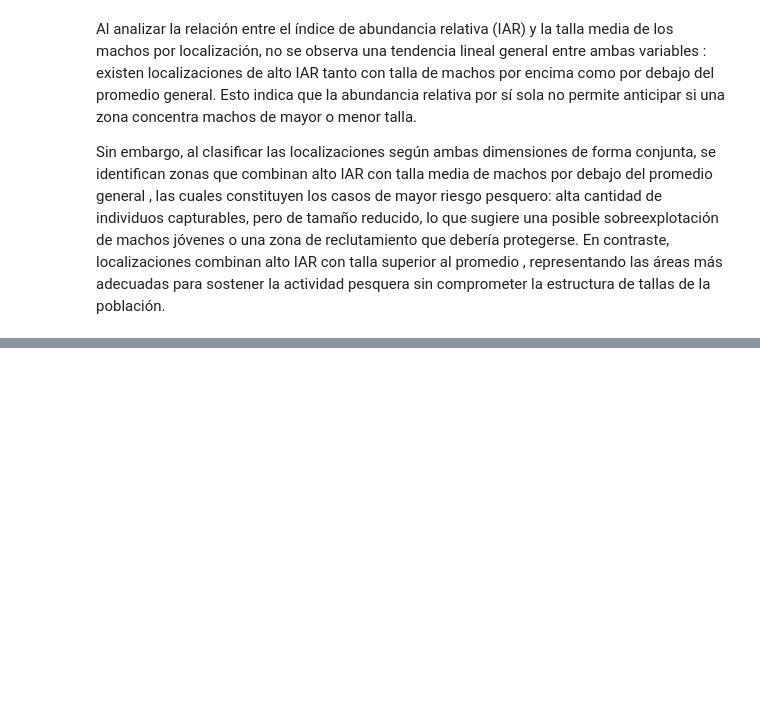
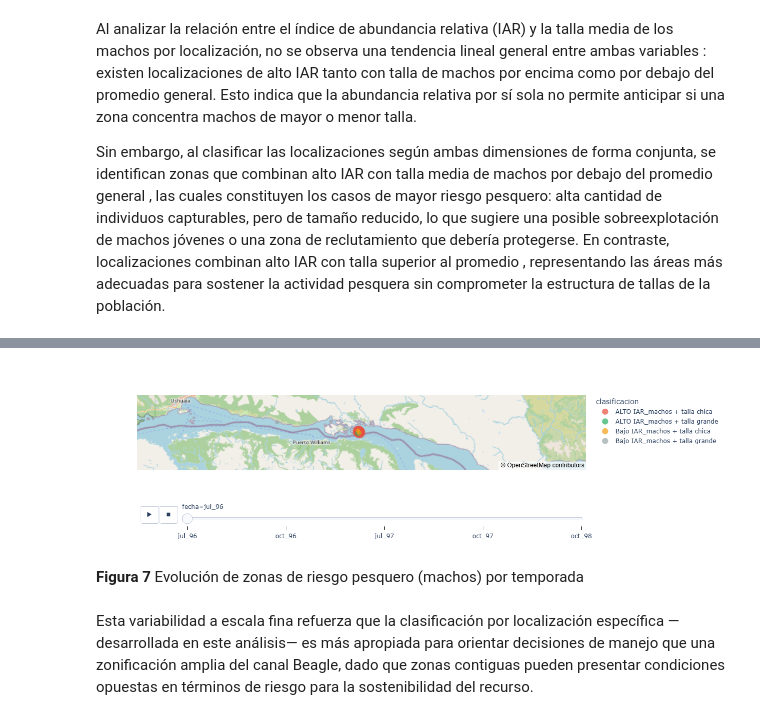
Before and after one commit to Mariano-ds/centollas2026, a Jupyter notebook: fernando/fernando_tp2.ipynb, the cells around one changed output, grey strips where cells are left out. Saved outputs shown, nothing was run; the diff lists cells and outputs as text; code cells hidden in the pictures; blank space fills up the shorter version.

```diff
--- a/fernando/fernando_tp2.ipynb
+++ b/fernando/fernando_tp2.ipynb
@@ -1315,0 +1448,19 @@ plt.show()
+# %%
+talla_iar_machos_temp['mediana_iar_temp'] = talla_iar_machos_temp.groupby('fecha')['IAR_machos'].transform('median')
+talla_iar_machos_temp['talla_media_temp'] = talla_iar_machos_temp.groupby('fecha')['talla_media'].transform('mean')
+
+def clasif(row):
+    alto_iar = row['IAR_machos'] >= row['mediana_iar_temp']
+    talla_chica = row['talla_media'] < row['talla_media_temp']
+    if alto_iar and talla_chica:
+        return 'ALTO IAR_machos + talla chica'
+    elif alto_iar and not talla_chica:
+        return 'ALTO IAR_machos + talla grande'
+    elif not alto_iar and talla_chica:
+        return 'Bajo IAR_machos + talla chica'
+    else:
+        return 'Bajo IAR_machos + talla grande'
+
+talla_iar_machos_temp['clasificacion'] = talla_iar_machos_temp.apply(clasif, axis=1)
+
+print(talla_iar_machos_temp[['localizacion','fecha','talla_media','IAR_machos','clasificacion']].to_string(index=False))
@@ -1315,0 +1485,46 @@ plt.show()
+# %%
+coords_por_loc = df_segmented.dropna(subset=['latitud','longitud']).groupby('localizacion').agg(
+    latitud=('latitud','mean'), longitud=('longitud','mean')
+).reset_index()
+
+mapa_temporal_machos = talla_iar_machos_temp.merge(coords_por_loc, on='localizacion', how='inner')
+
+orden_fechas = ['ene_96','abril_96','jul_96','oct_96','jul_97','oct_97','oct_98']
+mapa_temporal_machos['fecha'] = pd.Categorical(mapa_temporal_machos['fecha'], categories=orden_fechas, ordered=True)
+mapa_temporal_machos = mapa_temporal_machos.sort_values('fecha')
+
+colores_categoria = {
+    'ALTO IAR_machos + talla chica': '#E74C3C',
+    'ALTO IAR_machos + talla grande': '#27AE60',
+    'Bajo IAR_machos + talla chica': '#F39C12',
+    'Bajo IAR_machos + talla grande': '#95A5A6'
+}
+categorias_completas = list(colores_categoria.keys())
+
+fig_animado_machos = px.scatter_map(
+    mapa_temporal_machos,
+    lat="latitud", lon="longitud",
+    color="clasificacion",
+    color_discrete_map=colores_categoria,
+    category_orders={"clasificacion": categorias_completas},
+    size="IAR_machos",
+    hover_name="localizacion",
+    hover_data={"talla_media": ':.1f', "IAR_machos": ':.1f', "n_machos": True},
+    animation_frame="fecha",
+    zoom=8,
+    map_style="open-street-map"
+)
+
+fig_animado_machos.update_layout(
+    mapbox_bounds={
+        "west": mapa_temporal_machos.longitud.min(), "east": mapa_temporal_machos.longitud.max(),
+        "south": mapa_temporal_machos.latitud.min(), "north": mapa_temporal_machos.latitud.max()
+    }
+)
+fig_animado_machos.show()
+# %% [output]
+[figure, added]
+# %% [markdown]
+**Figura 7** Evolución de zonas de riesgo pesquero (machos) por temporada
+# %% [markdown]
+Esta variabilidad a escala fina refuerza que la clasificación por localización específica —desarrollada en este análisis— es más apropiada para orientar decisiones de manejo que una zonificación amplia del canal Beagle, dado que zonas contiguas pueden presentar condiciones opuestas en términos de riesgo para la sostenibilidad del recurso.
```
Also changed, not shown: parts of 44 cells of this notebook.
